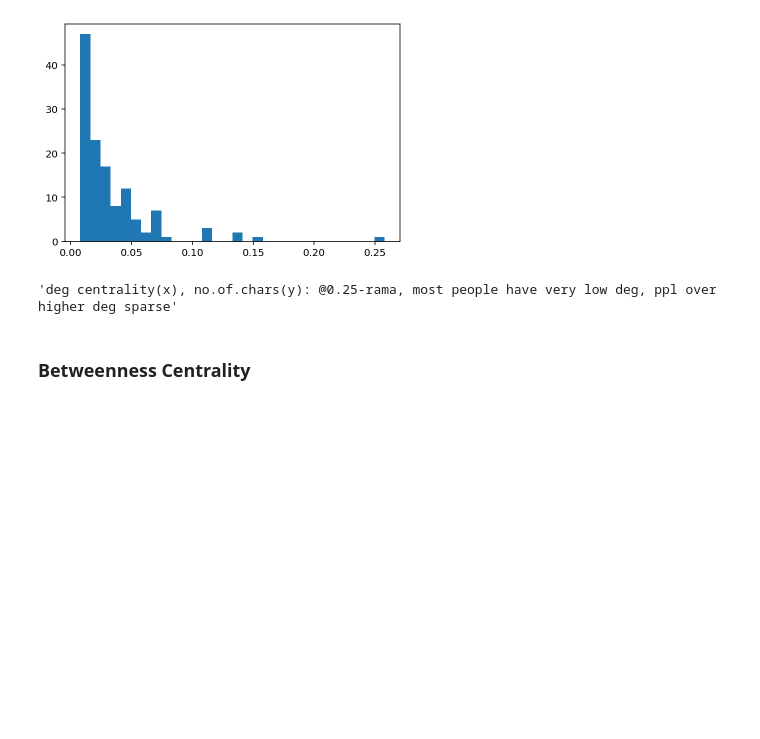
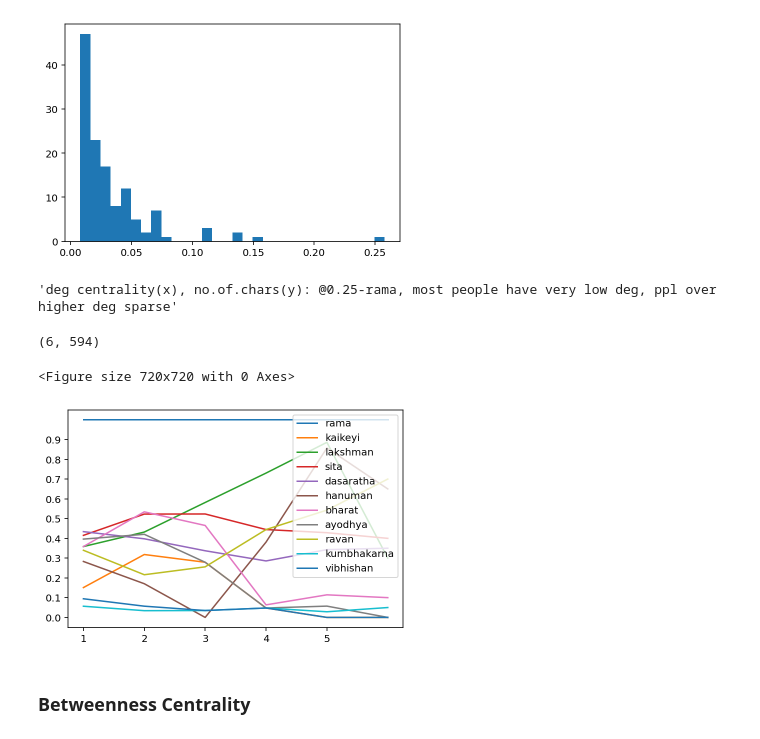
Before and after one commit to 593c723/Ramayanam, a Jupyter notebook: src/nx_books.ipynb, the cells around one changed output. Drawn from its saved outputs; the diff is of its cells as text; code cells hidden in the pictures; blank space fills up the shorter version.

```diff
--- a/src/notebooks/nx_books.ipynb
+++ b/src/nx_books.ipynb
@@ -250,6 +257,13 @@ def gen_centrality_plot(centralities):#ip dict of centralities of all books
     plt.xticks(np.arange(1, 6, 1))
 
     plt.show()
+# %%
+deg = DegreeCentrality(graphs)
+gen_centrality_plot(deg)
+# %% [output]
+(6, 594)
+<Figure size 720x720 with 0 Axes>
+[figure, added]
 # %% [markdown]
 ### Betweenness Centrality
 # %%
```
Also changed, not shown: parts of 14 cells of this notebook, 5 other files.
